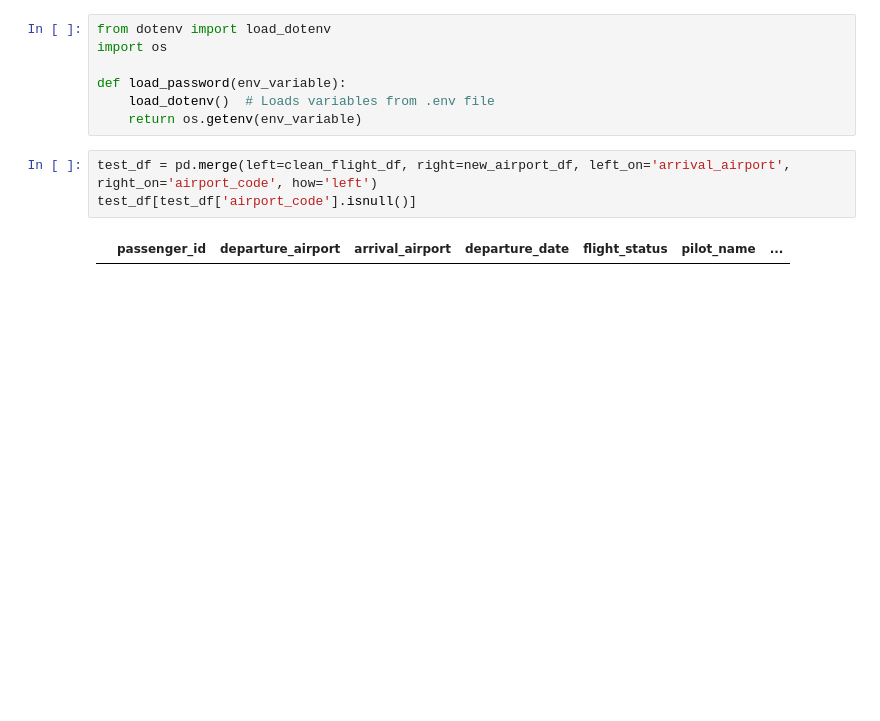
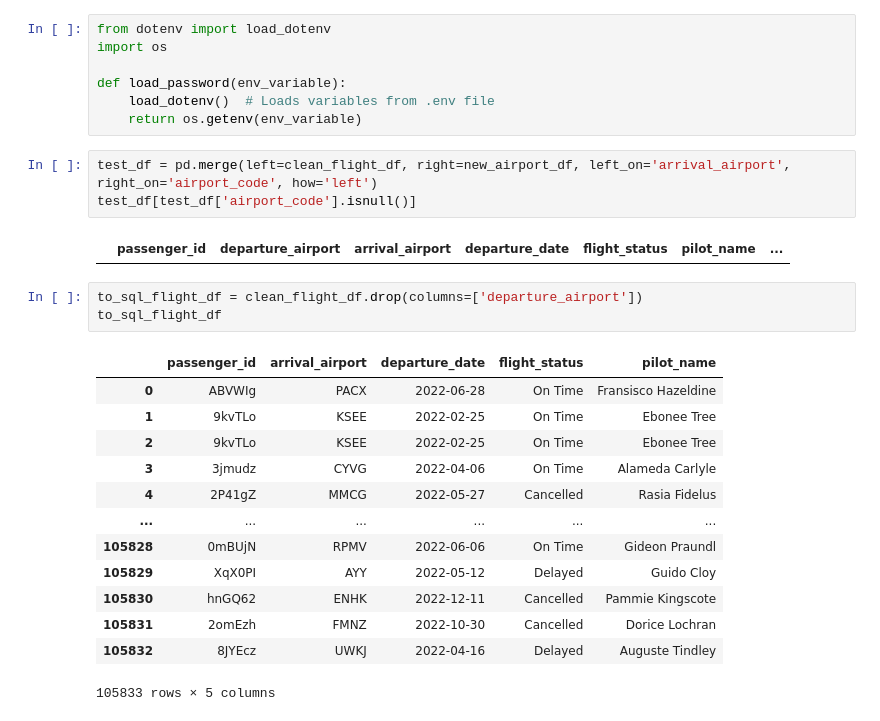
Before and after one commit to medilin-njoki/airline_sql_project, a Jupyter notebook: create_sql.ipynb, the cells around one changed output. Saved outputs shown, nothing was run; the diff lists cells and outputs as text; blank space fills up the shorter version.

```diff
--- a/create_sql.ipynb
+++ b/create_sql.ipynb
@@ -321,6 +322,23 @@ test_df = pd.merge(left=clean_flight_df, right=new_airport_df, left_on='arrival_
 test_df[test_df['airport_code'].isnull()]
 # %% [output]
 |  | passenger_id | departure_airport | arrival_airport | departure_date | flight_status | pilot_name | ... |
+# %%
+to_sql_flight_df = clean_flight_df.drop(columns=['departure_airport'])
+to_sql_flight_df
+# %% [output]
+|  | passenger_id | arrival_airport | departure_date | flight_status | pilot_name |
+| 0 | ABVWIg | PACX | 2022-06-28 | On Time | Fransisco Hazeldine |
+| 1 | 9kvTLo | KSEE | 2022-02-25 | On Time | Ebonee Tree |
+| 2 | 9kvTLo | KSEE | 2022-02-25 | On Time | Ebonee Tree |
+| 3 | 3jmudz | CYVG | 2022-04-06 | On Time | Alameda Carlyle |
+| 4 | 2P41gZ | MMCG | 2022-05-27 | Cancelled | Rasia Fidelus |
+| ... | ... | ... | ... | ... | ... |
+| 105828 | 0mBUjN | RPMV | 2022-06-06 | On Time | Gideon Praundl |
+| 105829 | XqX0PI | AYY | 2022-05-12 | Delayed | Guido Cloy |
+| 105830 | hnGQ62 | ENHK | 2022-12-11 | Cancelled | Pammie Kingscote |
+| 105831 | 2omEzh | FMNZ | 2022-10-30 | Cancelled | Dorice Lochran |
+| 105832 | 8JYEcz | UWKJ | 2022-04-16 | Delayed | Auguste Tindley |
+105833 rows × 5 columns
 # %%
 password = load_password('MYSQL_PASSWORD')
 
```
Also changed, not shown: parts of 2 cells of this notebook, 5 other files.
